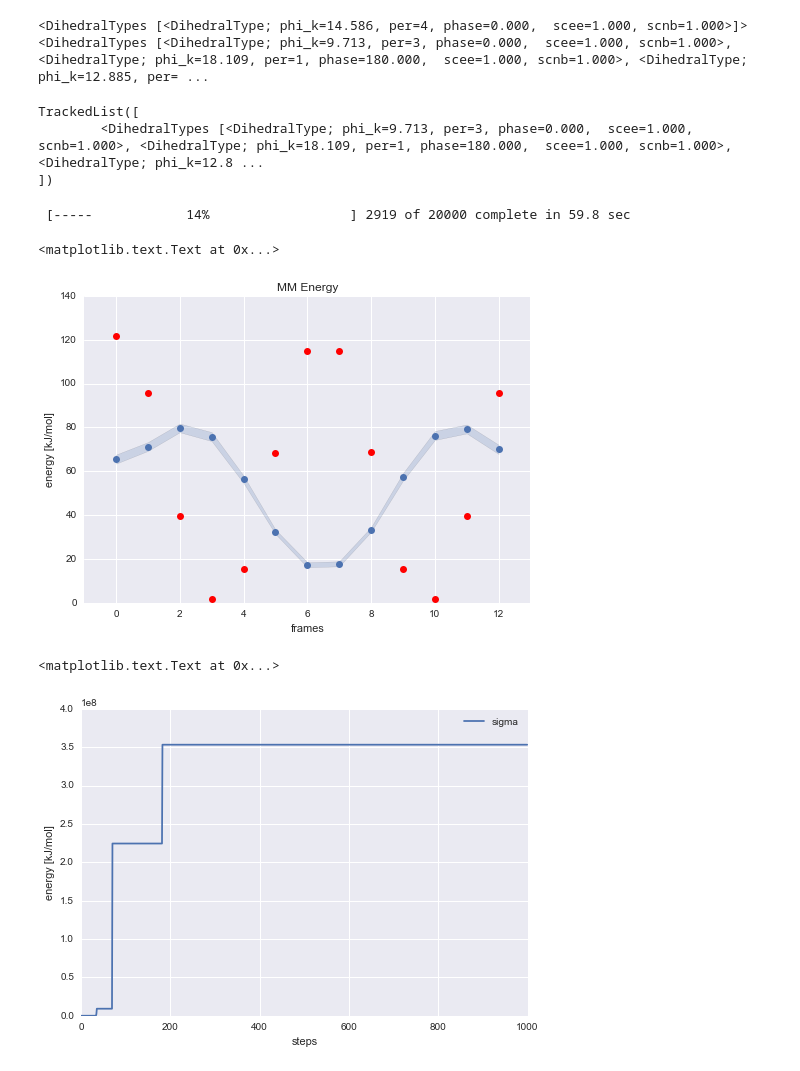
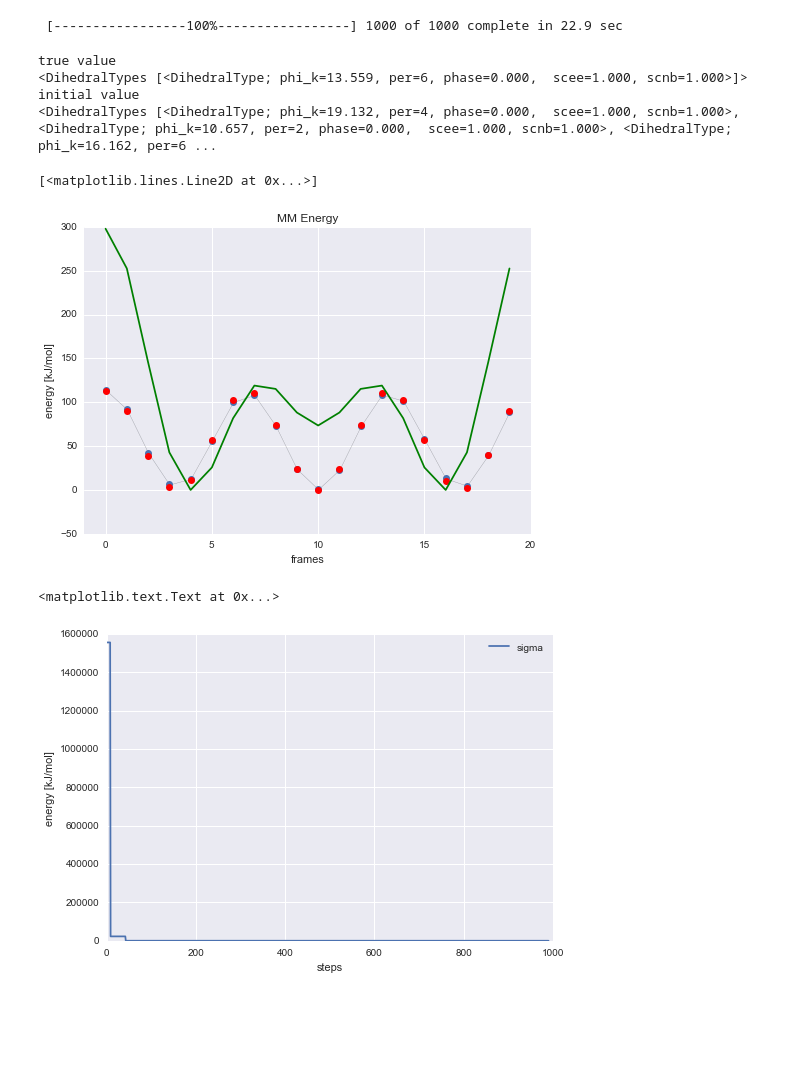
Before and after one commit to choderalab/torsionfit, a Jupyter notebook: examples/synthetic_data/Toy_model.ipynb, the cells around one changed output. Cells and saved outputs as stored; diff of their text form; code cells hidden in the pictures; blank space fills up the shorter version.

Commit message:
updated toy model to include sampling phases continuously between 0-180

```diff
--- a/examples/synthetic_data/Toy_model.ipynb
+++ b/examples/synthetic_data/Toy_model.ipynb
@@ -9,10 +9,15 @@ from parmed.topologyobjects import DihedralType
 # %%
 from torsionfit.toy_model import ToyModel
 # %%
-#toy = ToyModel(true_value=DihedralType(1, 1, 180, 1, 1), initial_value=DihedralType(1, 1, 0, 1, 1))
-toy = ToyModel()
+#toy = ToyModel(true_value=DihedralType(10, 1, 180.0, 1, 1), initial_value=DihedralType(1, 1, 0, 1, 1),continuous=True,
+               #n_increments=15)
+             #decouple_n=True)
+toy = ToyModel(n_increments=20, continuous=True)
+#toy.scan_set.save_initial_mm(toy._param)
 plt.plot(toy.synthetic_energy)
 plt.plot(toy.synthetic_energy, 'ko')
 plt.xlabel('frames')
 plt.ylabel('energy [kJ/mol]')
+plt.plot(toy.scan_set.mm_energy, color='g')
+plt.plot(toy.scan_set.initial_mm, 'ko', color='r')
 # %% [output]
@@ -21,37 +26,38 @@ plt.ylabel('energy [kJ/mol]')
-# %%
-print(toy.true_value)
-print(toy.initial_value)
-toy._param.dihedral_types[toy._dih_type][0].phi_k
-toy._struct.dihedral_types
-# %% [output]
-<DihedralTypes [<DihedralType; phi_k=14.586, per=4, phase=0.000,  scee=1.000, scnb=1.000>]>
-<DihedralTypes [<DihedralType; phi_k=9.713, per=3, phase=0.000,  scee=1.000, scnb=1.000>, <DihedralType; phi_k=18.109, per=1, phase=180.000,  scee=1.000, scnb=1.000>, <DihedralType; phi_k=12.885, per= ...
-TrackedList([
-        <DihedralTypes [<DihedralType; phi_k=9.713, per=3, phase=0.000,  scee=1.000, scnb=1.000>, <DihedralType; phi_k=18.109, per=1, phase=180.000,  scee=1.000, scnb=1.000>, <DihedralType; phi_k=12.8 ...
-])
 # %%
 # sample
 sampler = MCMC(toy.model.pymc_parameters)
-sampler.sample(iter=20000)
+sampler.sample(iter=1000)
 # %% [output]
- [-----            14%                  ] 2919 of 20000 complete in 59.8 sec
+ [-----------------100%-----------------] 1000 of 1000 complete in 22.9 sec
+# %%
+print('true value')
+print(toy.true_value)
+print('initial value')
+print(toy.initial_value)
+# %% [output]
+true value
+<DihedralTypes [<DihedralType; phi_k=13.559, per=6, phase=0.000,  scee=1.000, scnb=1.000>]>
+initial value
+<DihedralTypes [<DihedralType; phi_k=19.132, per=4, phase=0.000,  scee=1.000, scnb=1.000>, <DihedralType; phi_k=10.657, per=2, phase=0.000,  scee=1.000, scnb=1.000>, <DihedralType; phi_k=16.162, per=6 ...
 # %%
 seaborn.tsplot(sampler.trace('mm_energy')[:], interpolate=False)
 plt.plot(toy.synthetic_energy, 'o', color='r')
 plt.title('MM Energy')
 plt.xlabel('frames')
 plt.ylabel('energy [kJ/mol]')
+#plt.plot(sampler.trace('mm_energy')[0])
+plt.plot(toy.scan_set.initial_mm, color='g')
 # %% [output]
-<matplotlib.text.Text at 0x...>
+[<matplotlib.lines.Line2D at 0x...>]
-[figure, old version]
+[figure, new version]
 # %%
-plt.plot(np.exp(sampler.trace('sigma')[:]), label='sigma')
+plt.plot(np.exp(sampler.trace('sigma')[9:]), label='sigma')
 plt.legend()
 plt.xlabel('steps')
 plt.ylabel('energy [kJ/mol]')
 # %% [output]
 <matplotlib.text.Text at 0x...>
-[figure, old version]
+[figure, new version]
 # %%
 import torsionfit.plots as plots
 plots.marg_mult(toy.model, sampler, 10000, 0, 'random.png')
```
Also changed, not shown: parts of 21 cells of this notebook.
